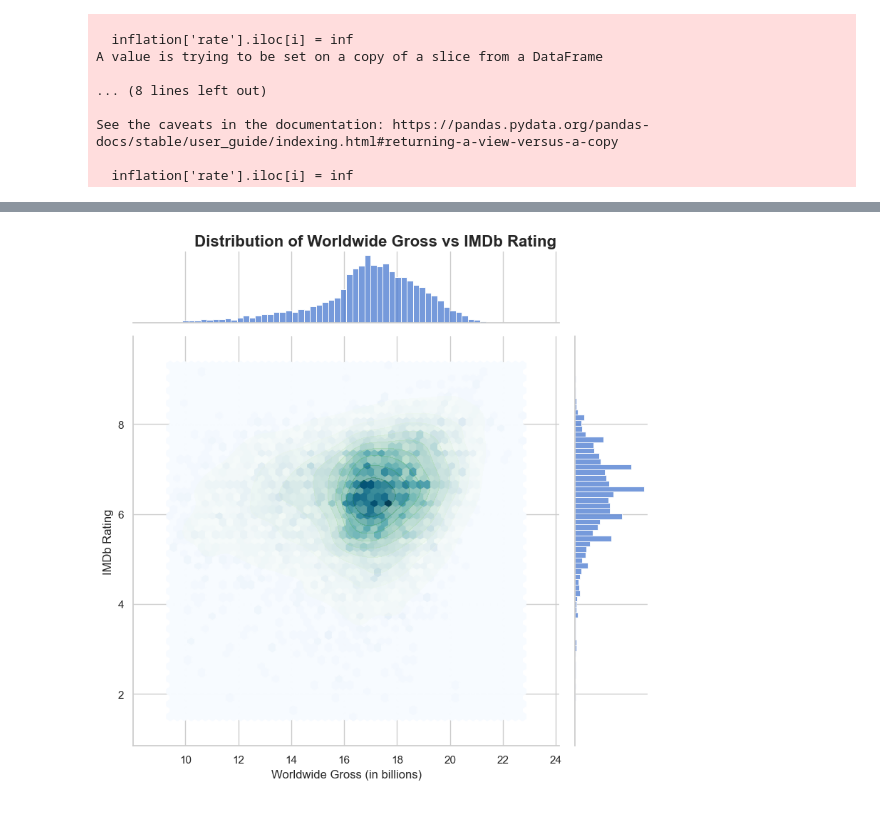
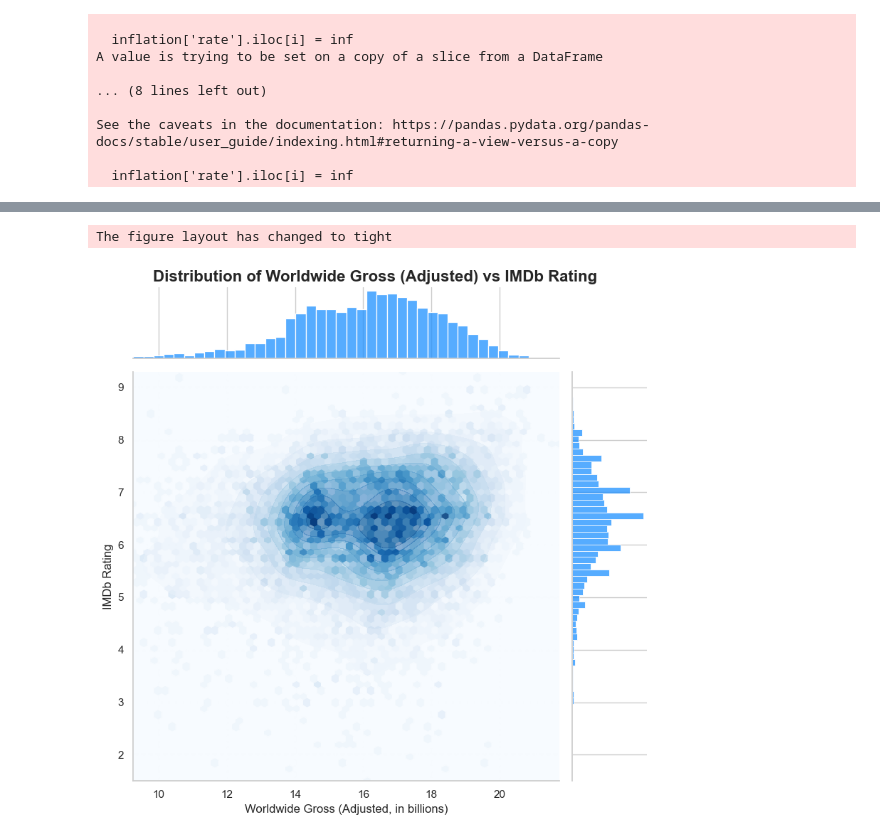
Before and after one commit to epfl-ada/ada-2024-project-dynamictitans, a Jupyter notebook: test1.ipynb, the cells around one changed output, grey strips where cells are left out. Drawn from its saved outputs; the diff is of its cells as text; code cells hidden in the pictures.

```diff
--- a/test1.ipynb
+++ b/test1.ipynb
@@ -90,3 +101,31 @@ A value is trying to be set on a copy of a slice from a DataFrame
 See the caveats in the documentation: https://pandas.pydata.org/pandas-docs/stable/user_guide/indexing.html#returning-a-view-versus-a-copy
 
   inflation['rate'].iloc[i] = inf
+# %%
+# Apply a log transformation (adding 1 to avoid log(0)) on the 'Movie box office revenue' column
+# and store the result in a new column 'logMovieboxofficerevenue_unadjusted'
+merged_final2['logMovieboxofficerevenue_unadjusted'] = np.log1p(merged_final2['Movie box office revenue'])
+
+# Drop rows where 'logMovieboxofficerevenue_unadjusted' contains NaN values to avoid missing data in the plot
+merged_final2.drop(merged_final2[merged_final2['logMovieboxofficerevenue_unadjusted'].isnull()].index, inplace=True)
+
+# Set the Seaborn theme style to white grid and use a muted color palette
+sns.set_theme(style="whitegrid", palette="muted")
+
+# Create a joint plot with Seaborn, with a hexbin plot as the main part of the chart
+g = sns.jointplot(data=merged_final2, x='logMovieboxofficerevenue_unadjusted', y='averageRating', kind="hex", cmap="Blues", height=8, gridsize=50, marginal_kws=dict(color="dodgerblue"))
+
+# Overlay a density contour plot in the center area of the joint plot to show distribution contours
+sns.kdeplot(data=merged_final2, x='logMovieboxofficerevenue_unadjusted', y='averageRating', cmap="Blues", fill=True, alpha=0.4, ax=g.ax_joint)
+
+# Set the margins of the chart to fill the light blue background
+g.ax_joint.margins(0)  # 移除四周的边距
+g.ax_joint.set_xlim(merged_final2['logMovieboxofficerevenue_unadjusted'].min(), merged_final2['logMovieboxofficerevenue_unadjusted'].max())
+g.ax_joint.set_ylim(merged_final2['averageRating'].min(), merged_final2['averageRating'].max())
+
+# Set the title and labels of the plot and adjust the plot
+g.fig.suptitle("Distribution of Worldwide Gross (Unadjusted) vs IMDb Rating", fontsize=16, weight='bold', ha='center')
+g.set_axis_labels("Worldwide Gross (Unadjusted, in billions)", "IMDb Rating", fontsize=12)
+g.fig.tight_layout()
+g.fig.subplots_adjust(top=0.95)
+plt.show()
@@ -104,14 +210,19 @@ plt.show()
 # %%
-merged_final2['logMovieboxofficerevenue'] = np.log1p(merged_final2['Adjusted_Revenue'])
+#Display the Adjusted World Gross vs. IMDb Rating plot with the same method when displaying Uadjusted World Gross vs. IMDb Rating plot
+merged_final2['logMovieboxofficerevenue'] = np.log1p(merged_final2['Movie box office revenue'])
 merged_final2.drop(merged_final2[merged_final2['logMovieboxofficerevenue'].isnull()].index, inplace=True)
 sns.set_theme(style="whitegrid", palette="muted")
-g = sns.jointplot(data=merged_final2, x='logMovieboxofficerevenue', y='averageRating', kind="hex", cmap="Blues", height=8,gridsize=50)
-sns.kdeplot(data=merged_final2, x='logMovieboxofficerevenue', y='averageRating', cmap="Greens", fill=True, alpha=0.3, ax=g.ax_joint)
-g.fig.suptitle("Distribution of Worldwide Gross vs IMDb Rating", fontsize=16, weight='bold', ha='center')
-g.set_axis_labels("Worldwide Gross (in billions)", "IMDb Rating", fontsize=12)
+g = sns.jointplot(data=merged_final2, x='logMovieboxofficerevenue', y='averageRating', kind="hex", cmap="Blues", height=8,gridsize=60, marginal_kws=dict(color="dodgerblue"))
+sns.kdeplot(data=merged_final2, x='logMovieboxofficerevenue', y='averageRating', cmap="Blues", fill=True, alpha=0.4, ax=g.ax_joint)
+g.ax_joint.margins(0)
+g.ax_joint.set_xlim(merged_final2['logMovieboxofficerevenue'].min(), merged_final2['logMovieboxofficerevenue'].max())
+g.ax_joint.set_ylim(merged_final2['averageRating'].min(), merged_final2['averageRating'].max())
+g.fig.suptitle("Distribution of Worldwide Gross (Adjusted) vs IMDb Rating", fontsize=16, weight='bold', ha='center')
+g.set_axis_labels("Worldwide Gross (Adjusted, in billions)", "IMDb Rating", fontsize=12)
 g.fig.tight_layout()
 g.fig.subplots_adjust(top=0.95)
 plt.show()
 # %% [output]
+The figure layout has changed to tight
-[figure, old version]
+[figure, new version]
 # %%
```
Also changed, not shown: parts of 23 cells of this notebook, 1 other file.
